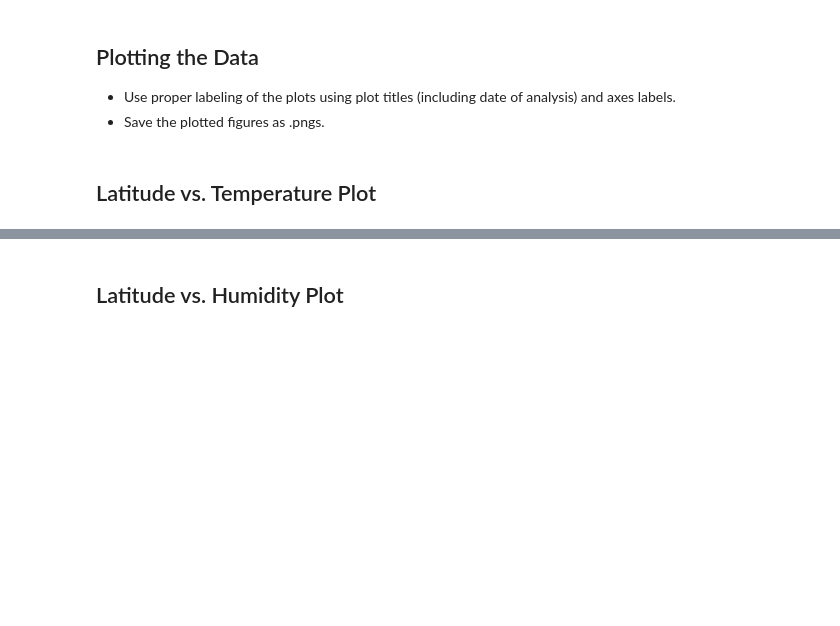
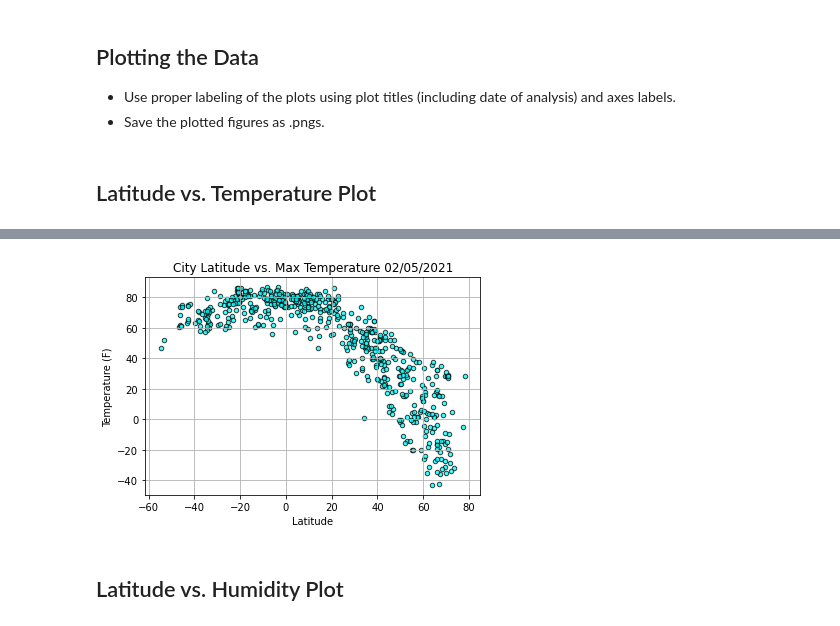
Before and after one commit to corriethomas/Python-API-Challenge, a Jupyter notebook: WeatherPy/starter_code/WeatherPy.ipynb, the cells around one changed output, grey strips where cells are left out. Saved outputs shown, nothing was run; the diff lists cells and outputs as text; code cells hidden in the pictures; blank space fills up the shorter version.

```diff
--- a/WeatherPy/starter_code/WeatherPy.ipynb
+++ b/WeatherPy/starter_code/WeatherPy.ipynb
@@ -5,6 +5,7 @@
 #### Note
 * Instructions have been included for each segment. You do not have to follow them exactly, but they are included to help you think through the steps.
 # %%
+# Dependencies and Setup
 # Dependencies and Setup
 import matplotlib.pyplot as plt
 import pandas as pd
@@ -12,9 +13,13 @@ import numpy as np
 import requests
 import time
 from scipy.stats import linregress
+import json
+import datetime as dt
+
+request_date = dt.date.today().strftime("%m/%d/%Y")
 
 # Import API key
-from api_keys import weather_api_key
+from config import api_key
 
 # Incorporated citipy to determine city based on latitude and longitude
 from citipy import citipy
@@ -97,0 +118,5 @@ Data Retrieval Complete
+# %%
+city_df = pd.DataFrame({"City": city_name, "Cloudiness": cloudiness, "Country": country, "Date": date, "Humidity": humidity,
+                       "Latitude": lat, "Longitude": lng, "Max Temp": max_temp, "Wind Speed": wind_speed})
+city_df.to_csv("output_data/cities.csv")
+city_df
@@ -126,0 +141,3 @@ Int64Index([], dtype='int64')
+# %%
+clean_city_df = city_df[city_df["Humidity"] < 100]
+clean_city_df
@@ -136,2 +164,10 @@ Int64Index([], dtype='int64')
+# %%
+clean_city_df.plot.scatter("Latitude", "Max Temp", alpha=0.75, edgecolor="black", color="cyan", grid=True)
+plt.ylabel("Temperature (F)")
+plt.title(f"City Latitude vs. Max Temperature " + str(request_date))
+plt.savefig("Images/LatVsTemp.png")
+plt.show()
+# %% [output]
+[figure, added]
 # %% [markdown]
 ## Latitude vs. Humidity Plot
```
Also changed, not shown: parts of 34 cells of this notebook, 3 other files.
